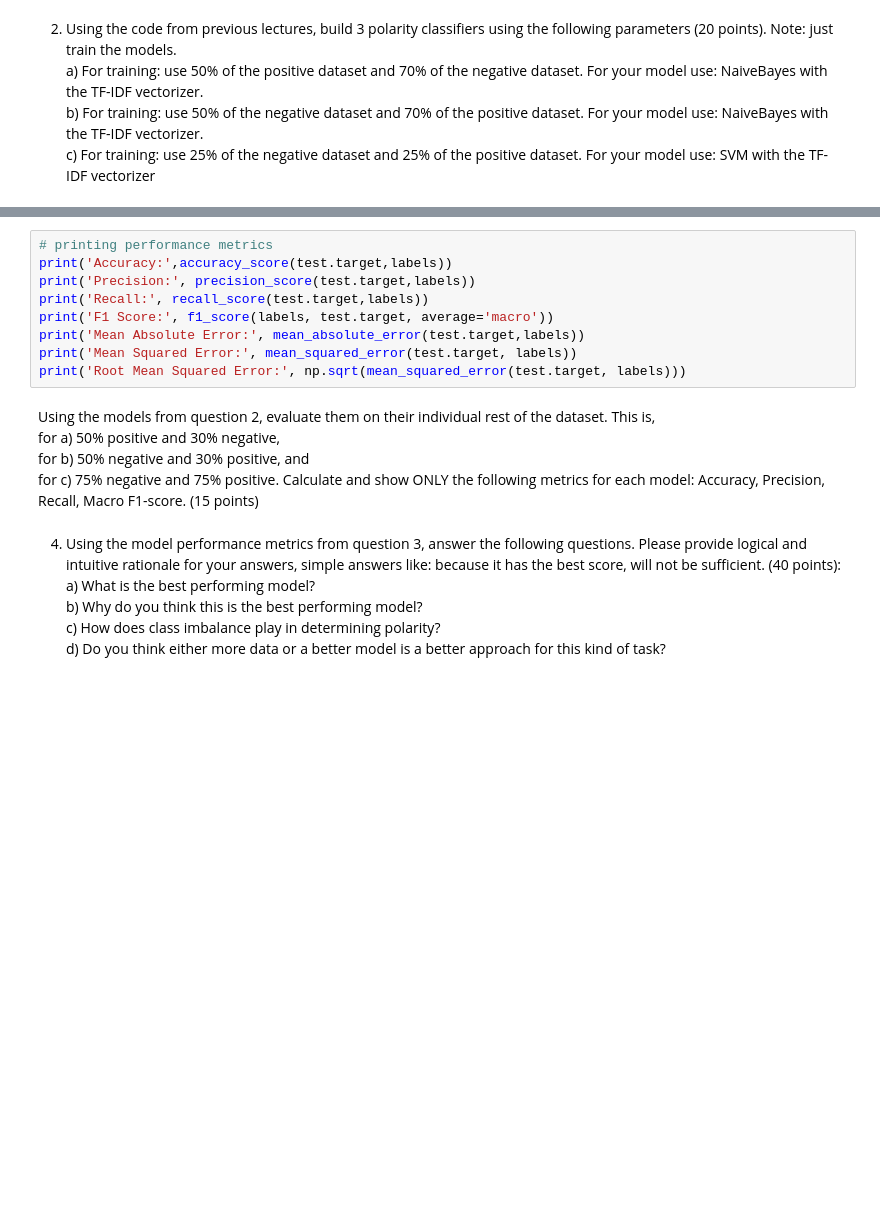
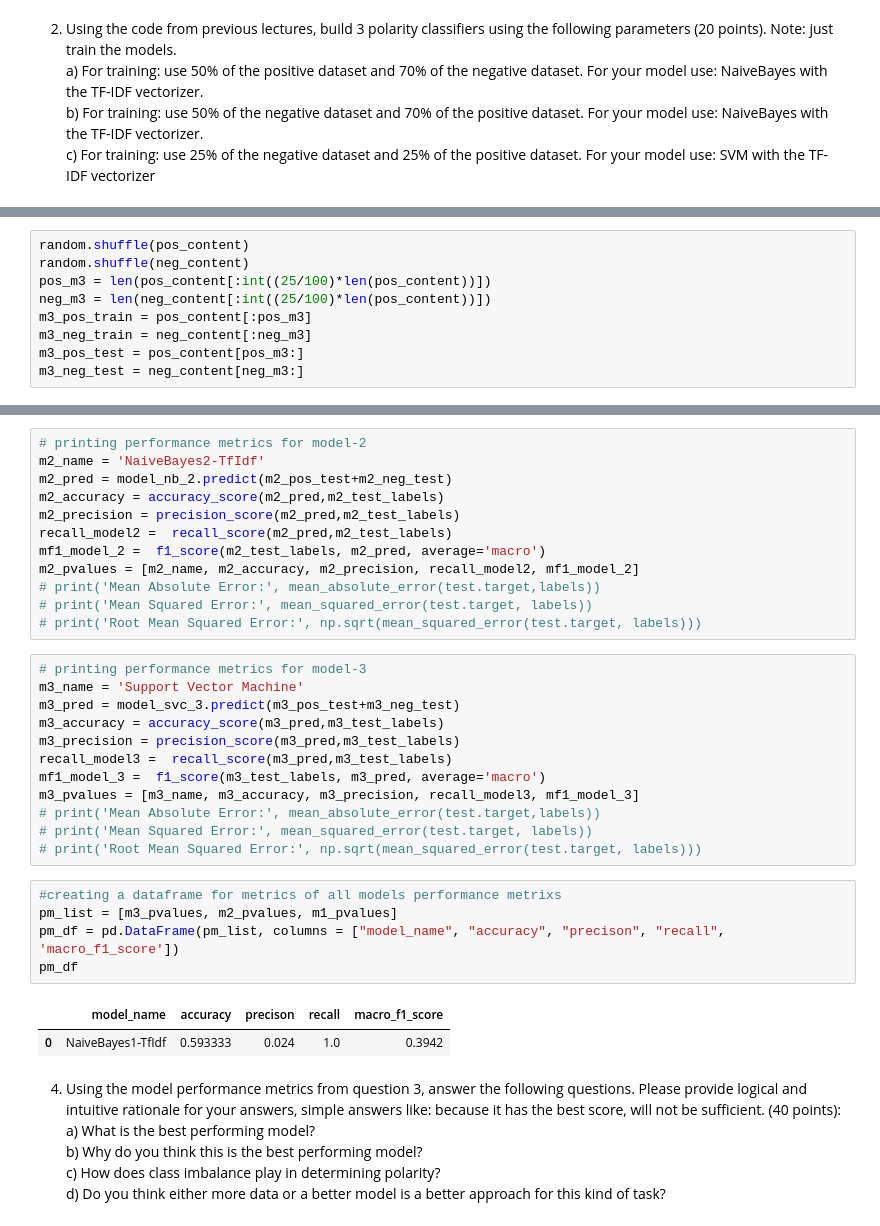
Before and after one commit to csrajath/CSC_8980_NLP, a Jupyter notebook: rcs1_TNLP_CSC_8980_HW3.ipynb, the cells around one changed output, grey strips where cells are left out. Cells and saved outputs as stored; diff of their text form; blank space fills up the shorter version.

```diff
--- a/rcs1_TNLP_CSC_8980_HW3.ipynb
+++ b/rcs1_TNLP_CSC_8980_HW3.ipynb
@@ -153,0 +217,9 @@ labels = model.predict(test.data)
+# %%
+random.shuffle(pos_content)
+random.shuffle(neg_content)
+pos_m3 = len(pos_content[:int((25/100)*len(pos_content))])
+neg_m3 = len(neg_content[:int((25/100)*len(pos_content))])
+m3_pos_train = pos_content[:pos_m3]
+m3_neg_train = neg_content[:neg_m3]
+m3_pos_test = pos_content[pos_m3:]
+m3_neg_test = neg_content[neg_m3:]
@@ -154,17 +281,35 @@ labels = model.predict(test.data)
 # %%
-# printing performance metrics
-print('Accuracy:',accuracy_score(test.target,labels))
-print('Precision:', precision_score(test.target,labels))
-print('Recall:', recall_score(test.target,labels))
-print('F1 Score:', f1_score(labels, test.target, average='macro'))
-print('Mean Absolute Error:', mean_absolute_error(test.target,labels))
-print('Mean Squared Error:', mean_squared_error(test.target, labels))
-print('Root Mean Squared Error:', np.sqrt(mean_squared_error(test.target, labels)))
+# printing performance metrics for model-2
+m2_name = 'NaiveBayes2-TfIdf'
+m2_pred = model_nb_2.predict(m2_pos_test+m2_neg_test)
+m2_accuracy = accuracy_score(m2_pred,m2_test_labels)
+m2_precision = precision_score(m2_pred,m2_test_labels)
+recall_model2 =  recall_score(m2_pred,m2_test_labels)
+mf1_model_2 =  f1_score(m2_test_labels, m2_pred, average='macro')
+m2_pvalues = [m2_name, m2_accuracy, m2_precision, recall_model2, mf1_model_2]
+# print('Mean Absolute Error:', mean_absolute_error(test.target,labels))
+# print('Mean Squared Error:', mean_squared_error(test.target, labels))
+# print('Root Mean Squared Error:', np.sqrt(mean_squared_error(test.target, labels)))
-# %% [markdown]
-Using the models from question 2, evaluate them on their individual rest of the dataset. This is, \
-for a) 50% positive and 30% negative, \
-for b) 50% negative and 30% positive, and \
-for c) 75% negative and 75% positive. Calculate and show ONLY the following metrics for each model: Accuracy, Precision, Recall, Macro F1-score. (15 points)
+# %%
+# printing performance metrics for model-3
+m3_name = 'Support Vector Machine'
+m3_pred = model_svc_3.predict(m3_pos_test+m3_neg_test)
+m3_accuracy = accuracy_score(m3_pred,m3_test_labels)
+m3_precision = precision_score(m3_pred,m3_test_labels)
+recall_model3 =  recall_score(m3_pred,m3_test_labels)
+mf1_model_3 =  f1_score(m3_test_labels, m3_pred, average='macro')
+m3_pvalues = [m3_name, m3_accuracy, m3_precision, recall_model3, mf1_model_3]
+# print('Mean Absolute Error:', mean_absolute_error(test.target,labels))
+# print('Mean Squared Error:', mean_squared_error(test.target, labels))
+# print('Root Mean Squared Error:', np.sqrt(mean_squared_error(test.target, labels)))
+# %%
+#creating a dataframe for metrics of all models performance metrixs
+pm_list = [m3_pvalues, m2_pvalues, m1_pvalues]
+pm_df = pd.DataFrame(pm_list, columns = ["model_name", "accuracy", "precison", "recall", 'macro_f1_score'])
+pm_df
+# %% [output]
+|  | model_name | accuracy | precison | recall | macro_f1_score |
+| 0 | NaiveBayes1-TfIdf | 0.593333 | 0.024 | 1.0 | 0.3942 |
 # %% [markdown]
 4) Using the model performance metrics from question 3, answer the following questions. Please provide logical and intuitive rationale for your answers, simple answers like: because it has the best score, will not be sufficient. (40 points):\
 a) What is the best performing model?\
```
Also changed, not shown: parts of 15 cells of this notebook.
